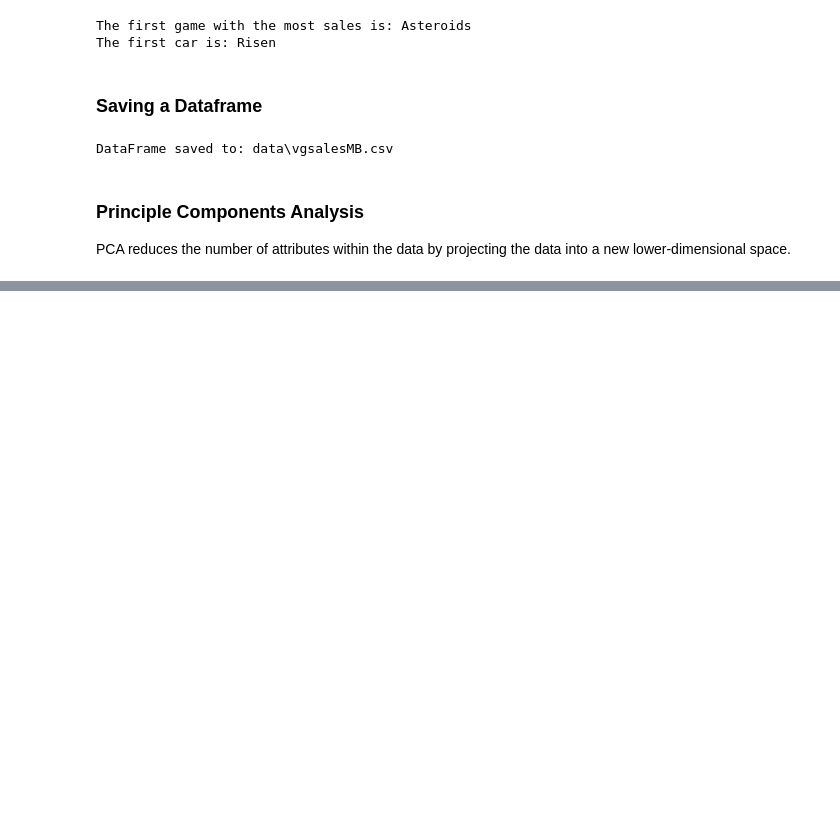
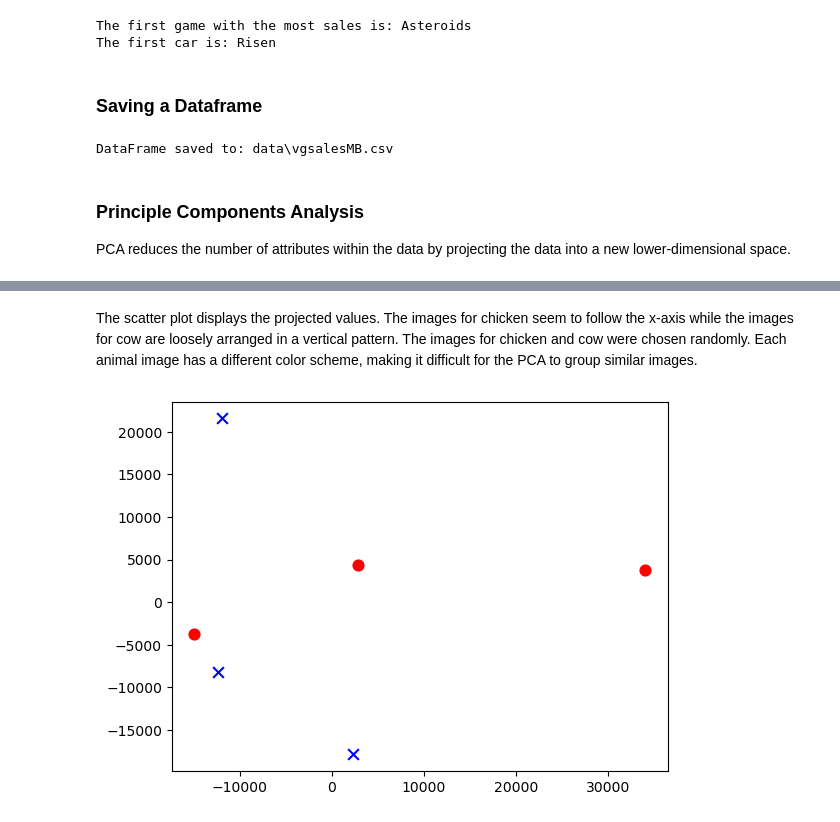
Before and after one commit to itspennyh/CSC177, a Jupyter notebook: dataPreProsUn226.ipynb, the cells around one changed output, grey strips where cells are left out. Saved outputs shown, nothing was run; the diff lists cells and outputs as text; code cells hidden in the pictures; blank space fills up the shorter version.

```diff
--- a/dataPreProsUn226.ipynb
+++ b/dataPreProsUn226.ipynb
@@ -289,0 +291,11 @@ FileNotFoundError: [Errno 2] No such file or directory: '.Animals/animals1.jpg'
+# %%
+import pandas as pd
+from sklearn.decomposition import PCA
+numComponents = 2
+pca = PCA(n_components=numComponents)
+pca.fit(imgData)
+projected = pca.transform(imgData)
+projected = pd.DataFrame(
+    projected,columns=['pc1','pc2'],index=range(1,numImages+1))
+projected['animal'] = ['chicken', 'chicken', 'chicken', 'cow', 'cow', 'cow']
+projected
@@ -289,0 +310,18 @@ FileNotFoundError: [Errno 2] No such file or directory: '.Animals/animals1.jpg'
+# %% [markdown]
+The scatter plot displays the projected values. The images for chicken seem to follow the x-axis
+while the images for cow are loosely arranged in a vertical pattern.
+The images for chicken and cow were chosen randomly. Each animal image has a different color scheme, making it difficult for the PCA to group similar images.
+# %%
+import matplotlib.pyplot as plt
+
+colors = {'cow': 'b', 'chicken': 'r'}
+markerTypes = {'cow': 'x', 'chicken': 'o'}
+
+for animalType in markerTypes:
+    d = projected[projected['animal'] == animalType]
+    plt.scatter(d['pc1'], d['pc2'], c = colors[animalType],
+    s = 60, marker = markerTypes[animalType])
+
+plt.show()
+# %% [output]
+[figure, added]
```
Also changed, not shown: parts of 3 cells of this notebook.
